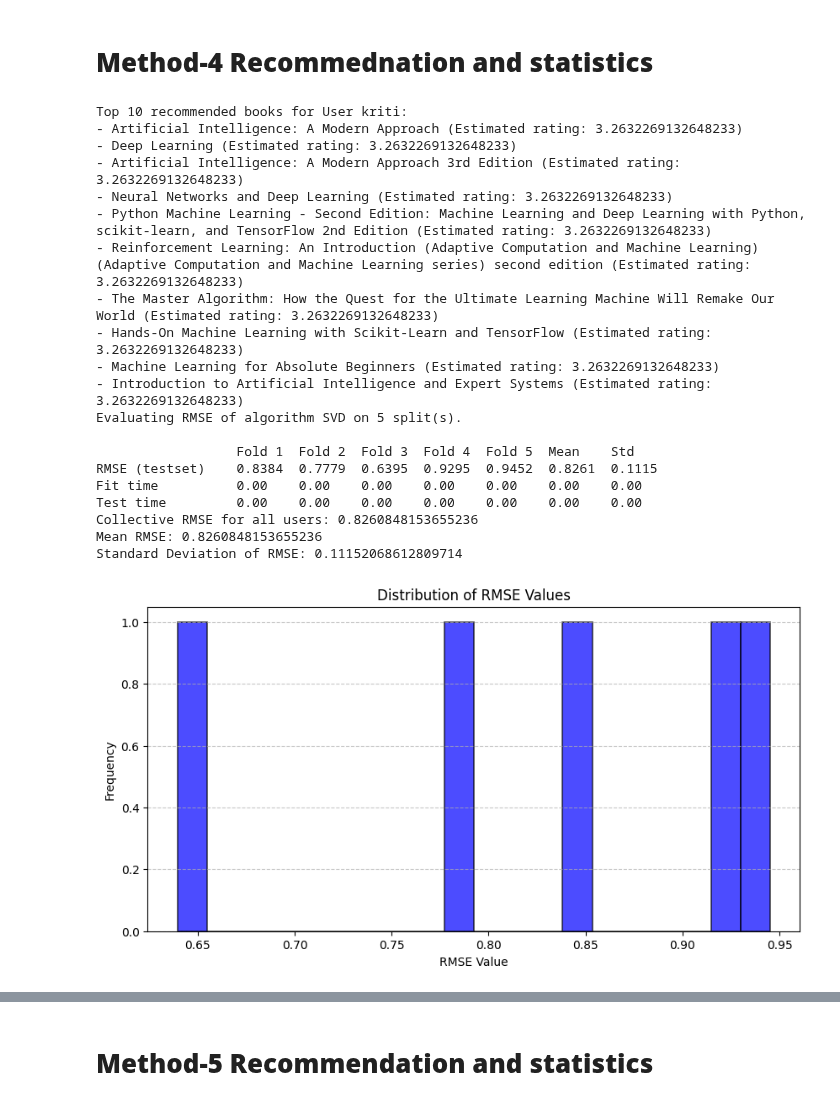
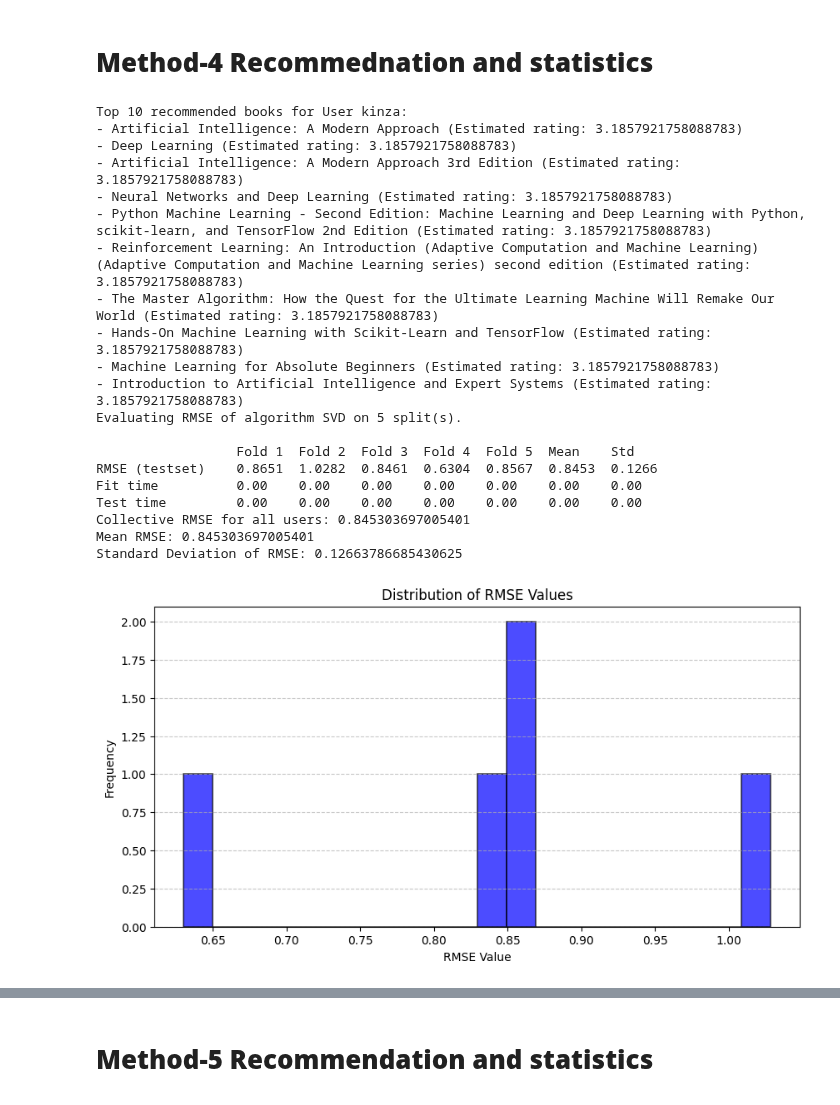
Before and after one commit to Mughal72/Book_Website, a Jupyter notebook: analysis.ipynb, the cells around one changed output, grey strips where cells are left out. Drawn from its saved outputs; the diff is of its cells as text; code cells hidden in the pictures.

```diff
--- a/analysis.ipynb
+++ b/analysis.ipynb
@@ -519,7 +519,7 @@ def get_recommendations(user_id, num_recommendations=10):
     return top_recommendations
 
 # Example: Get recommendations for a specific user (replace 'user_id' with the desired user's ID)
-user_id = 'kriti'
+user_id = 'kinza'
 recommendations = get_recommendations(user_id, num_recommendations=10)
 
 # Print the top recommended books
@@ -536,46 +536,46 @@ cv_results = cross_validate(model, data, cv=5, verbose=True, measures=['RMSE'])
 collective_rmse = np.mean(cv_results['test_rmse'])
 
 print("Collective RMSE for all users:", collective_rmse)
 
 
 
 # Extract RMSE values from cross-validation results
 rmse_values = cv_results['test_rmse']
 
 # Calculate mean and standard RMSE
 mean_rmse = np.mean(rmse_values)
 std_dev_rmse = np.std(rmse_values)
 
 print("Mean RMSE:", mean_rmse)
 print("Standard Deviation of RMSE:", std_dev_rmse)
 
 # Create a histogram of RMSE values
 plt.figure(figsize=(10, 5))
 plt.hist(rmse_values, bins=20, alpha=0.7, color='b', edgecolor='black', linewidth=1.2)
 plt.xlabel('RMSE Value')
 plt.ylabel('Frequency')
 plt.title('Distribution of RMSE Values')
 plt.grid(axis='y', linestyle='--', alpha=0.7)
 plt.show()
 # %% [output]
-Top 10 recommended books for User kriti:
-- Artificial Intelligence: A Modern Approach (Estimated rating: 3.2632269132648233)
-- Deep Learning (Estimated rating: 3.2632269132648233)
-- Artificial Intelligence: A Modern Approach 3rd Edition (Estimated rating: 3.2632269132648233)
-- Neural Networks and Deep Learning (Estimated rating: 3.2632269132648233)
-- Python Machine Learning - Second Edition: Machine Learning and Deep Learning with Python, scikit-learn, and TensorFlow 2nd Edition (Estimated rating: 3.2632269132648233)
-- Reinforcement Learning: An Introduction (Adaptive Computation and Machine Learning) (Adaptive Computation and Machine Learning series) second edition (Estimated rating: 3.2632269132648233)
-- The Master Algorithm: How the Quest for the Ultimate Learning Machine Will Remake Our World (Estimated rating: 3.2632269132648233)
-- Hands-On Machine Learning with Scikit-Learn and TensorFlow (Estimated rating: 3.2632269132648233)
-- Machine Learning for Absolute Beginners (Estimated rating: 3.2632269132648233)
-- Introduction to Artificial Intelligence and Expert Systems (Estimated rating: 3.2632269132648233)
+Top 10 recommended books for User kinza:
+- Artificial Intelligence: A Modern Approach (Estimated rating: 3.1857921758088783)
+- Deep Learning (Estimated rating: 3.1857921758088783)
+- Artificial Intelligence: A Modern Approach 3rd Edition (Estimated rating: 3.1857921758088783)
+- Neural Networks and Deep Learning (Estimated rating: 3.1857921758088783)
+- Python Machine Learning - Second Edition: Machine Learning and Deep Learning with Python, scikit-learn, and TensorFlow 2nd Edition (Estimated rating: 3.1857921758088783)
+- Reinforcement Learning: An Introduction (Adaptive Computation and Machine Learning) (Adaptive Computation and Machine Learning series) second edition (Estimated rating: 3.1857921758088783)
+- The Master Algorithm: How the Quest for the Ultimate Learning Machine Will Remake Our World (Estimated rating: 3.1857921758088783)
+- Hands-On Machine Learning with Scikit-Learn and TensorFlow (Estimated rating: 3.1857921758088783)
+- Machine Learning for Absolute Beginners (Estimated rating: 3.1857921758088783)
+- Introduction to Artificial Intelligence and Expert Systems (Estimated rating: 3.1857921758088783)
 Evaluating RMSE of algorithm SVD on 5 split(s).
 
                   Fold 1  Fold 2  Fold 3  Fold 4  Fold 5  Mean    Std
-RMSE (testset)    0.8384  0.7779  0.6395  0.9295  0.9452  0.8261  0.1115
+RMSE (testset)    0.8651  1.0282  0.8461  0.6304  0.8567  0.8453  0.1266
 Fit time          0.00    0.00    0.00    0.00    0.00    0.00    0.00
 Test time         0.00    0.00    0.00    0.00    0.00    0.00    0.00
-Collective RMSE for all users: 0.8260848153655236
-Mean RMSE: 0.8260848153655236
-Standard Deviation of RMSE: 0.11152068612809714
+Collective RMSE for all users: 0.845303697005401
+Mean RMSE: 0.845303697005401
+Standard Deviation of RMSE: 0.12663786685430625
-[figure, old version]
+[figure, new version]
```
Also changed, not shown: parts of 3 cells of this notebook.
